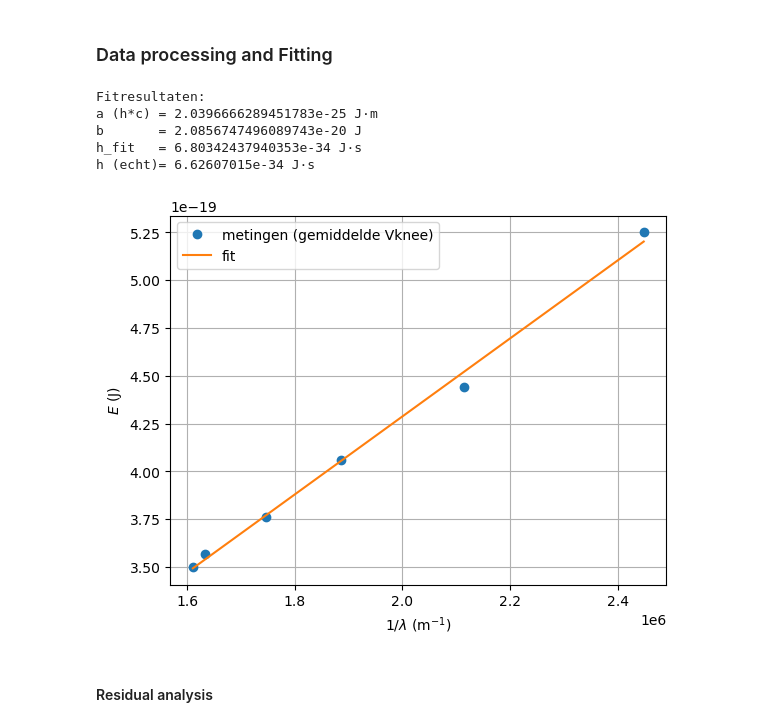
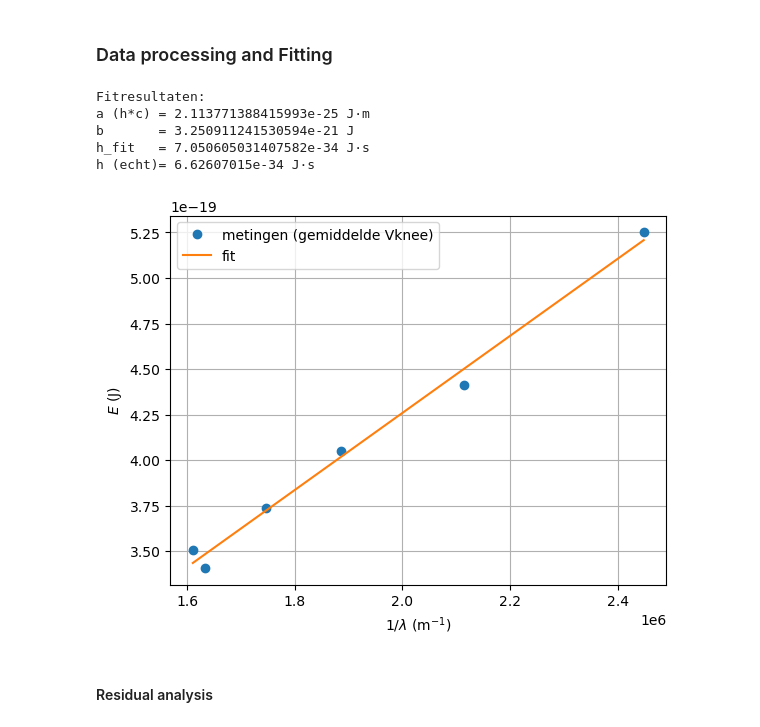
Before and after one commit to pieterbroerse/27, a Jupyter notebook: Content/PySim/Golflengtes project.ipynb, the cells around one changed output. Drawn from its saved outputs; the diff is of its cells as text; code cells hidden in the pictures.

```diff
--- a/Content/PySim/Golflengtes project.ipynb
+++ b/Content/PySim/Golflengtes project.ipynb
@@ -275,13 +275,13 @@ Hierin is $h$ de constante van Planck en $c$ de snelheid van het licht in vacuü
 kleuren = ["rood","oranje","geel","groen","blauw","paars"]
 
 #Eerste meting
-Vknee1 = [2.192, 2.234, 2.354, 2.507, 2.776, 3.277]
+Vknee1 = [2.236, 2.295, 2.304, 2.537, 2.779, 3.236]
 
 #Tweede meting
-Vknee2 = [2.176, 2.228, 2.328, 2.551, 2.749, 3.292]
+Vknee2 = [2.162, 2.100, 2.408, 2.487, 2.685, 3.307]
 
 #Derde meting
-Vknee3 = [2.185, 2.219, 2.361, 2.540, 2.791, 3.263]
+Vknee3 = [2.174, 1.984, 2.289, 2.561, 2.799, 3.289]
 # %% [markdown]
 **Observations:**
 
@@ -297,10 +297,15 @@ kleuren = ["rood","oranje","geel","groen","blauw","paars"]
 lam_nm = np.array([golflengte_r_nm, golflengte_o_nm, golflengte_g_nm, golflengte_gr_nm, golflengte_b_nm, golflengte_p_nm])  # nm
 lam_err_nm = np.array([u_r_nm, u_o_nm, u_g_nm, u_gr_nm, u_b_nm, u_p_nm])    # nm
 
+lam_err_m = lam_err_nm * 1e-9    # m
+inv_lam_err = lam_err_m / (lam_m**2)   # foutpropagatie
 
-Vknee1 = np.array([2.192, 2.234, 2.354, 2.507, 2.776, 3.277])
-Vknee2 = np.array([2.176, 2.228, 2.328, 2.551, 2.749, 3.292])
-Vknee3 = np.array([2.185, 2.219, 2.361, 2.540, 2.791, 3.263])
+Vknee1 = np.array(Vknee1)
+Vknee2 = np.array(Vknee2)
+Vknee3 = np.array(Vknee3)
+
+V_err = 0.15                     # V
+E_err = e * V_err                # J
 
 # constanten
 e = 1.602176634e-19   # C
@@ -320,38 +325,38 @@ def line(x, a, b):
     return a*x + b
 
 # beginwaarden
 p0 = (1e-25, 0.0)
 
-params, cov = curve_fit(line, inv_lam, E, p0=p0)
+params, cov = curve_fit(line, inv_lam, E, p0=p0, sigma = E_err, absolute_sigma=True)
 a_fit, b_fit = params
 
 h_fit = a_fit / c
 
 print("Fitresultaten:")
 print("a (h*c) =", a_fit, "J·m")
 print("b       =", b_fit, "J")
 print("h_fit   =", h_fit, "J·s")
 print("h (echt)=", 6.62607015e-34, "J·s")
 
 # plot
 x_fit = np.linspace(inv_lam.min(), inv_lam.max(), 200)
 y_fit = line(x_fit, a_fit, b_fit)
 
 plt.figure()
 plt.plot(inv_lam, E, "o", label="metingen (gemiddelde Vknee)")
 plt.plot(x_fit, y_fit, "-", label="fit")
 plt.xlabel(r"$1/\lambda\ \mathrm{(m^{-1})}$")
 plt.ylabel(r"$E\ \mathrm{(J)}$")
 plt.grid(True)
 plt.legend()
 plt.show()
 # %% [output]
 Fitresultaten:
-a (h*c) = 2.0396666289451783e-25 J·m
-b       = 2.0856747496089743e-20 J
-h_fit   = 6.80342437940353e-34 J·s
+a (h*c) = 2.113771388415993e-25 J·m
+b       = 3.250911241530594e-21 J
+h_fit   = 7.050605031407582e-34 J·s
 h (echt)= 6.62607015e-34 J·s
-[figure, old version]
+[figure, new version]
 # %% [markdown]
 
 #### Residual analysis
```
Also changed, not shown: parts of 3 cells of this notebook.
